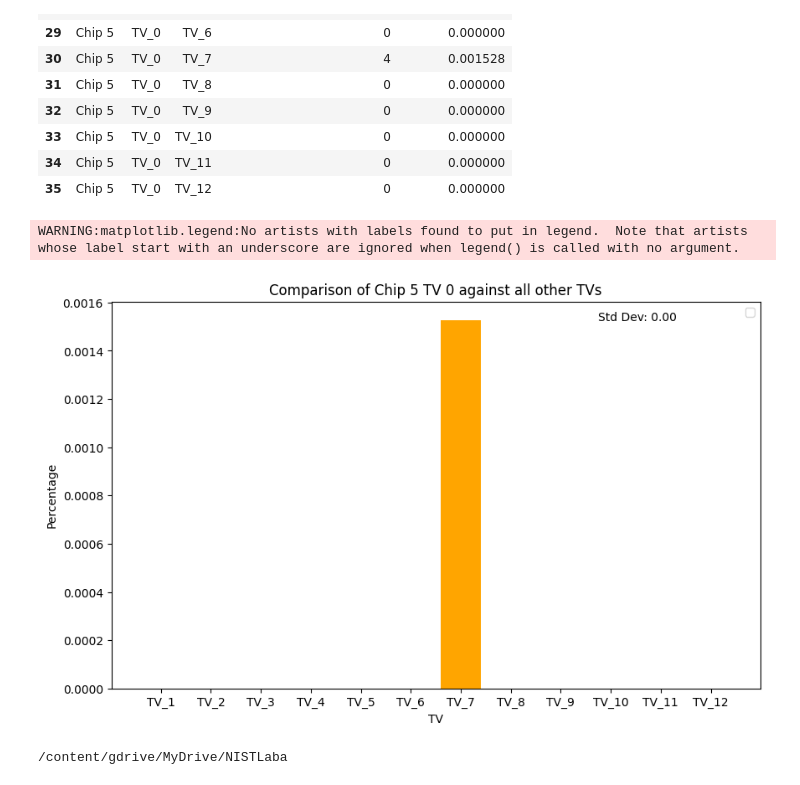
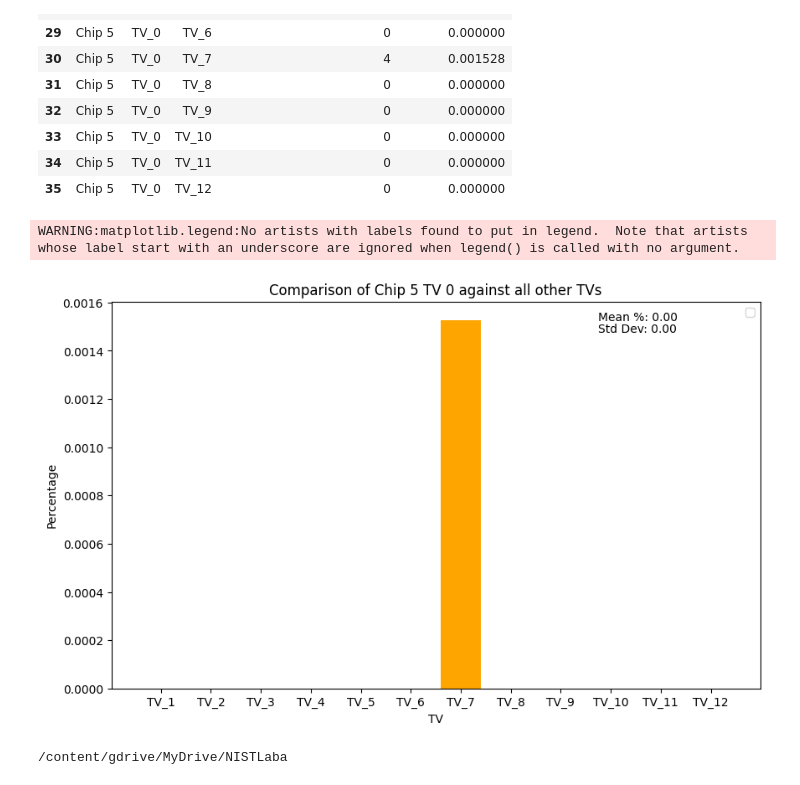
Before and after one commit to LasyaVadlamudi/Hardware-Security, a Jupyter notebook: Hardware_Security.ipynb, the cells around one changed output. Drawn from its saved outputs; the diff is of its cells as text; code cells hidden in the pictures.

```diff
--- a/Hardware_Security.ipynb
+++ b/Hardware_Security.ipynb
@@ -91,20 +92,21 @@ display(sliced_output_df)
 # %%
 #chip_num = output_df['Chip'].unique()
 
 # Create histograms for each category
 plt.figure(figsize=(10, 6))
 #for chip in chip_num:
     #category_data = output_df[output_df['Chip'] == chip]
 plt.bar(sliced_output_df['File2'],sliced_output_df['Percentage(%)'],color='orange')
 plt.xlabel("TV")
 plt.ylabel("Percentage")
 plt.title("Comparison of Chip 5 TV 0 against all other TVs")
-plt.annotate(f"Std Dev: {std_dev:.2f}", xy=(0.75, 0.95), xycoords='axes fraction')
+plt.annotate(f"Mean %: {mean:.2f}", xy=(0.75, 0.95), xycoords='axes fraction')
+plt.annotate(f"Std Dev: {std_dev:.2f}", xy=(0.75, 0.92), xycoords='axes fraction')
 plt.legend()
 plt.show()
 # %% [output]
 WARNING:matplotlib.legend:No artists with labels found to put in legend.  Note that artists whose label start with an underscore are ignored when legend() is called with no argument.
-[figure, old version]
+[figure, new version]
 # %%
 %cd /content/gdrive/MyDrive/NISTLaba
 # %% [output]
```
Also changed, not shown: parts of 1 cell of this notebook.
